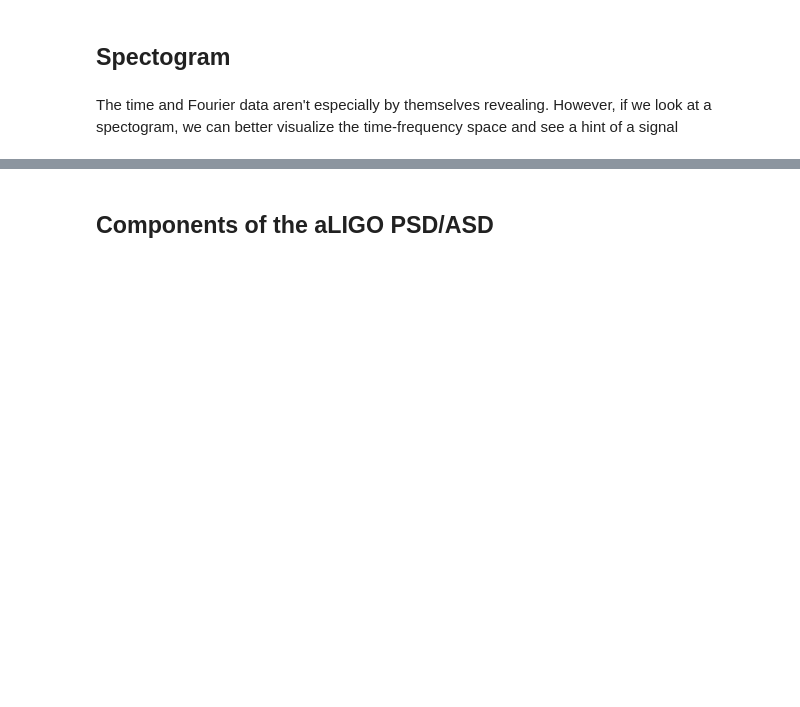
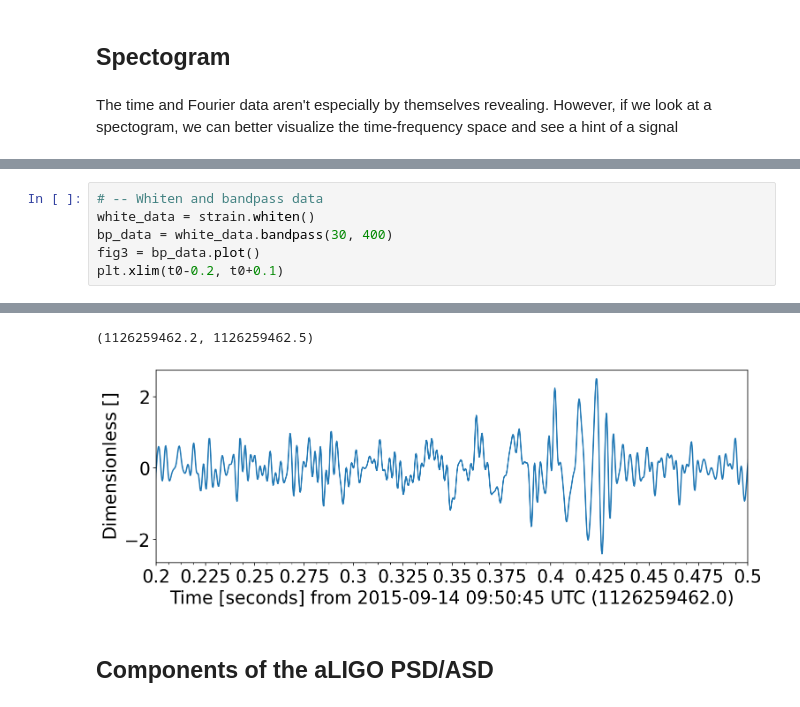
Before and after one commit to rory-smith/Lectures-on-inference-in-GW-astronomy, a Jupyter notebook: Lecture_1_Intro_to_LIGO_data_and_signals_adelaide.ipynb, the cells around one changed output, grey strips where cells are left out. Drawn from its saved outputs; the diff is of its cells as text; blank space fills up the shorter version.

```diff
--- a/Lecture_1_Intro_to_LIGO_data_and_signals_adelaide.ipynb
+++ b/Lecture_1_Intro_to_LIGO_data_and_signals_adelaide.ipynb
@@ -454,0 +456,7 @@ We'll make this more rigorous later, but for now lets understand the content of
+# %%
+# -- Whiten and bandpass data
+white_data = strain.whiten()
+bp_data = white_data.bandpass(30, 400)
+fig3 = bp_data.plot()
+plt.xlim(t0-0.2, t0+0.1)
+# %% [output]
@@ -455,3 +465,5 @@ We'll make this more rigorous later, but for now lets understand the content of
+(1126259462.2, 1126259462.5)
+[figure, added]
 # %% [markdown]
 ## Components of the aLIGO PSD/ASD
 # %% [markdown]
```
Also changed, not shown: parts of 17 cells of this notebook.
